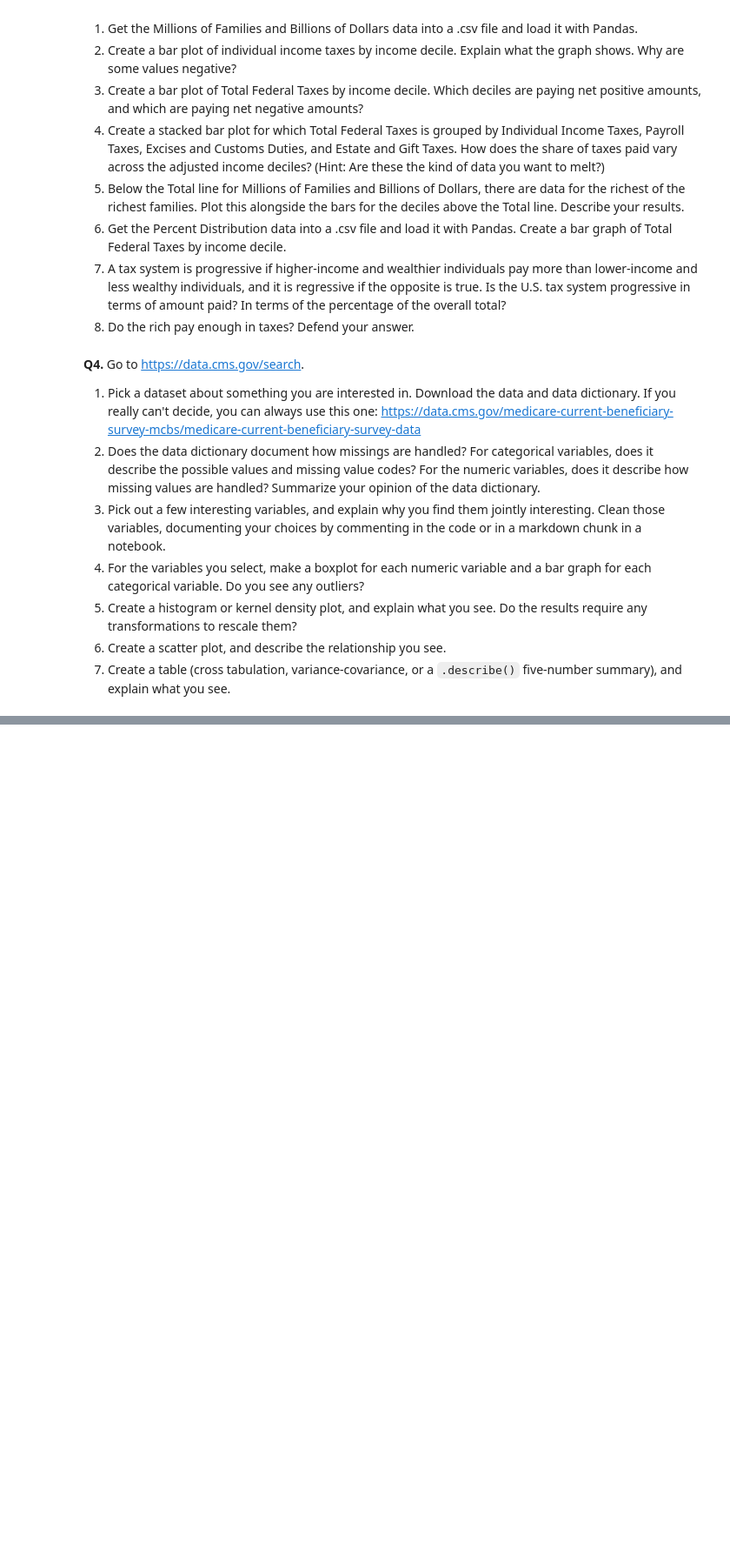
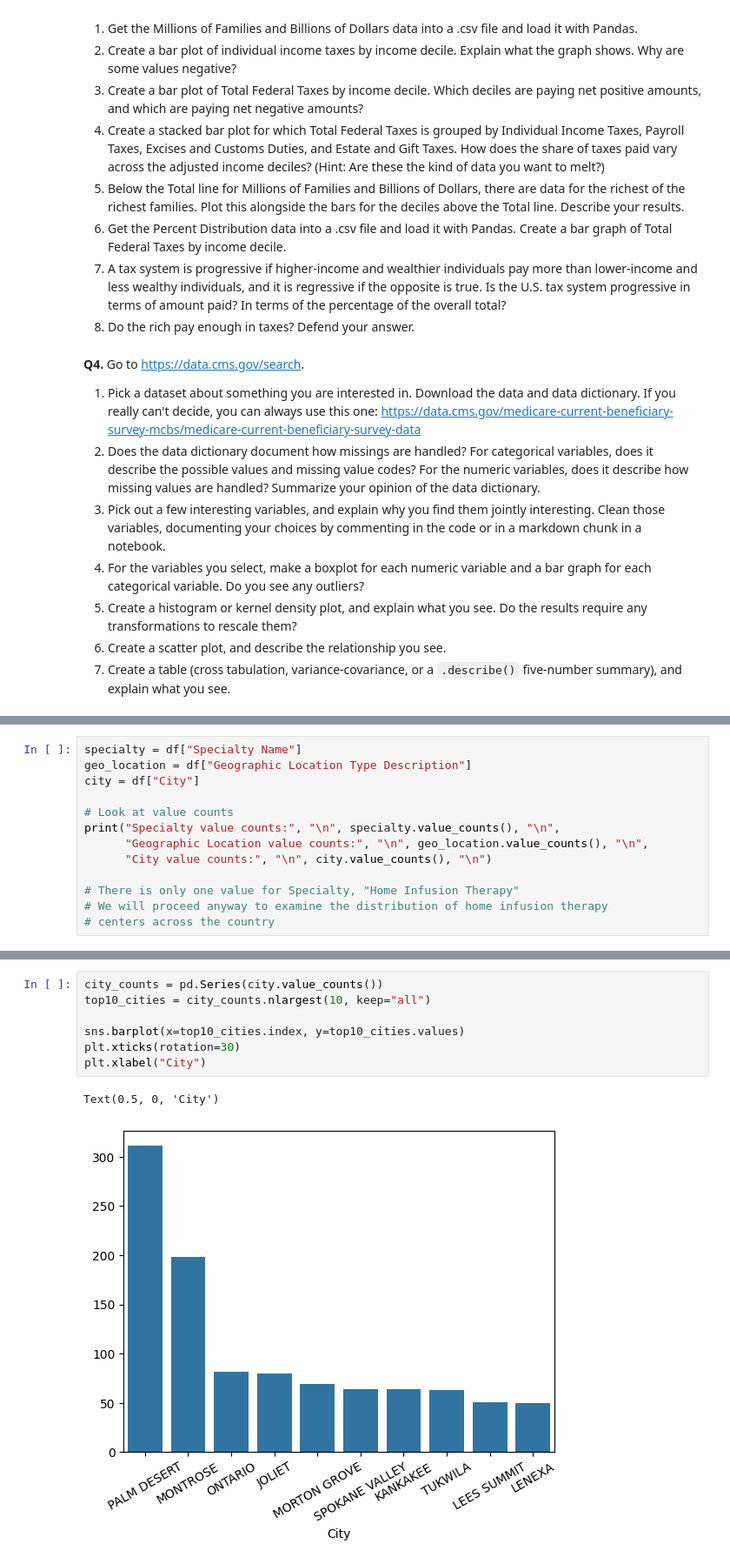
Before and after one commit to kelseymatsik/visualization, a Jupyter notebook: assignment/assignment.ipynb, the cells around one changed output, grey strips where cells are left out. Shown at 87% size. Drawn from its saved outputs; the diff is of its cells as text; blank space fills up the shorter version.

```diff
--- a/assignment/assignment.ipynb
+++ b/assignment/assignment.ipynb
@@ -206,0 +234,13 @@ For some context, the Federal government ultimately spent about $4.4 trillion in
+# %%
+specialty = df["Specialty Name"]
+geo_location = df["Geographic Location Type Description"]
+city = df["City"]
+
+# Look at value counts
+print("Specialty value counts:", "\n", specialty.value_counts(), "\n",
+      "Geographic Location value counts:", "\n", geo_location.value_counts(), "\n",
+      "City value counts:", "\n", city.value_counts(), "\n")
+
+# There is only one value for Specialty, "Home Infusion Therapy"
+# We will proceed anyway to examine the distribution of home infusion therapy
+# centers across the country
@@ -206,0 +346,10 @@ For some context, the Federal government ultimately spent about $4.4 trillion in
+# %%
+city_counts = pd.Series(city.value_counts())
+top10_cities = city_counts.nlargest(10, keep="all")
+
+sns.barplot(x=top10_cities.index, y=top10_cities.values)
+plt.xticks(rotation=30)
+plt.xlabel("City")
+# %% [output]
+Text(0.5, 0, 'City')
+[figure, added]
```
Also changed, not shown: parts of 11 cells of this notebook.
